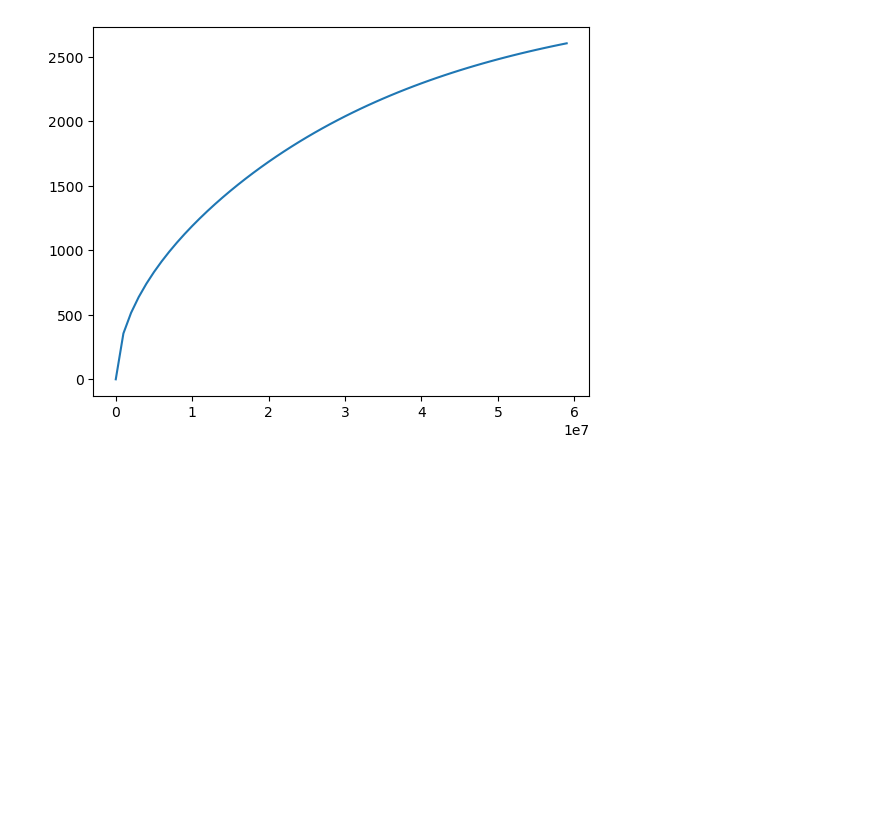
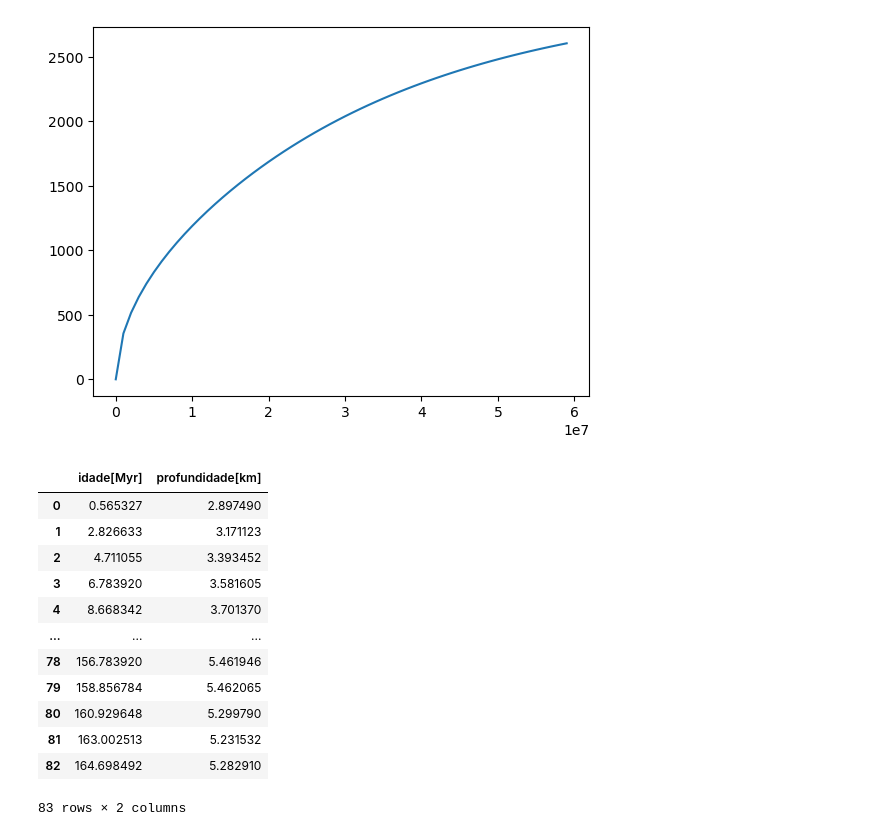
Before and after one commit to YagoMCastro/bacias-msc-2024, a Jupyter notebook: notebooks/classes/aula6.ipynb, the cells around one changed output. Saved outputs shown, nothing was run; the diff lists cells and outputs as text; code cells hidden in the pictures; blank space fills up the shorter version.

Commit message:
Add, edit and read batimetria.txt

```diff
--- a/notebooks/classes/aula6.ipynb
+++ b/notebooks/classes/aula6.ipynb
@@ -115,3 +113,21 @@ plt.plot(tempo, subsidencia)
 # %% [output]
 [<matplotlib.lines.Line2D at 0x...>]
 [figure]
+# %%
+import pandas as pd
+df = pd.read_csv("../../data/batimetria.txt" , sep = "  " , header=0)
+df
+# %% [output]
+|  | idade[Myr] | profundidade[km] |
+| 0 | 0.565327 | 2.897490 |
+| 1 | 2.826633 | 3.171123 |
+| 2 | 4.711055 | 3.393452 |
+| 3 | 6.783920 | 3.581605 |
+| 4 | 8.668342 | 3.701370 |
+| ... | ... | ... |
+| 78 | 156.783920 | 5.461946 |
+| 79 | 158.856784 | 5.462065 |
+| 80 | 160.929648 | 5.299790 |
+| 81 | 163.002513 | 5.231532 |
+| 82 | 164.698492 | 5.282910 |
+83 rows × 2 columns
```
Also changed, not shown: parts of 1 cell of this notebook, 1 other file.
